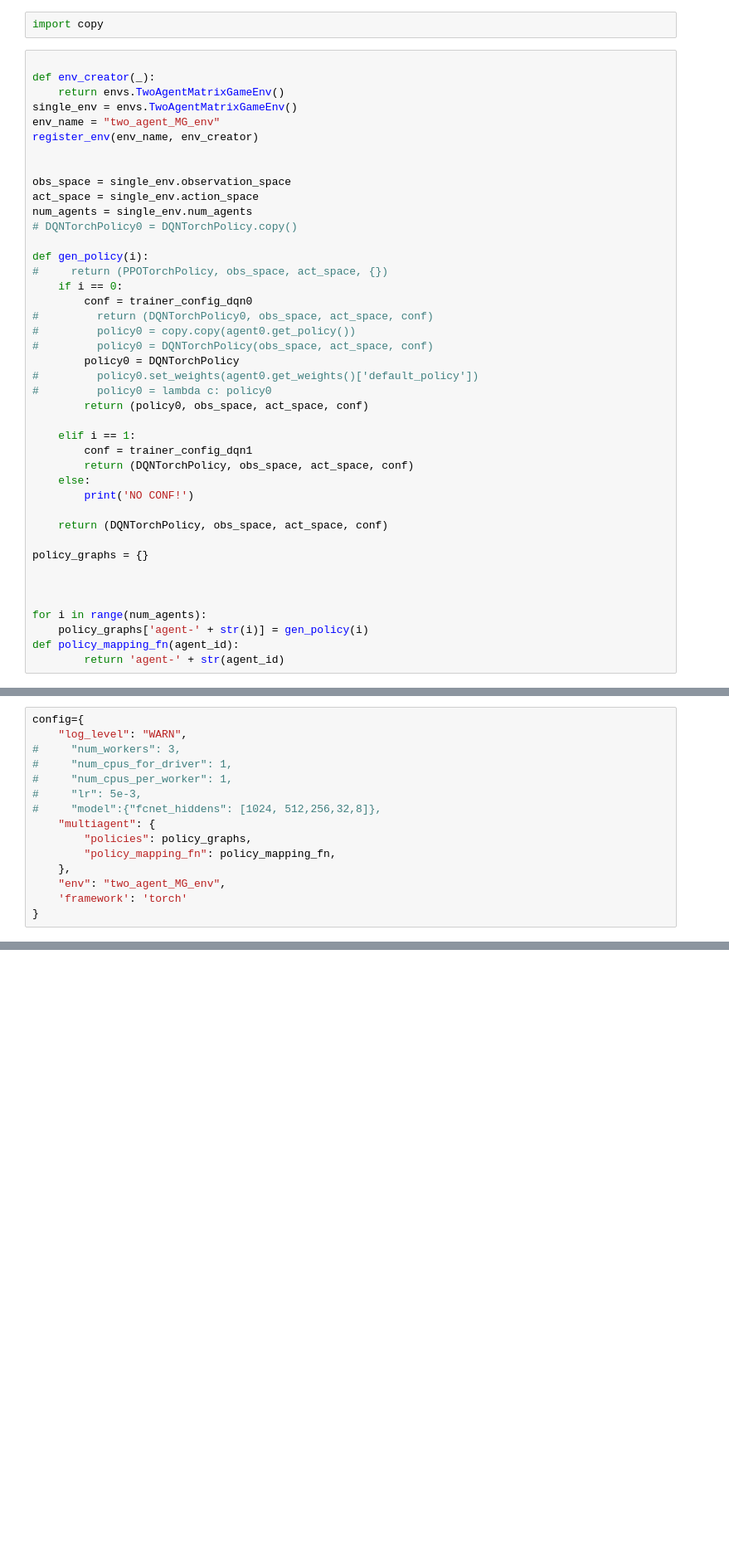
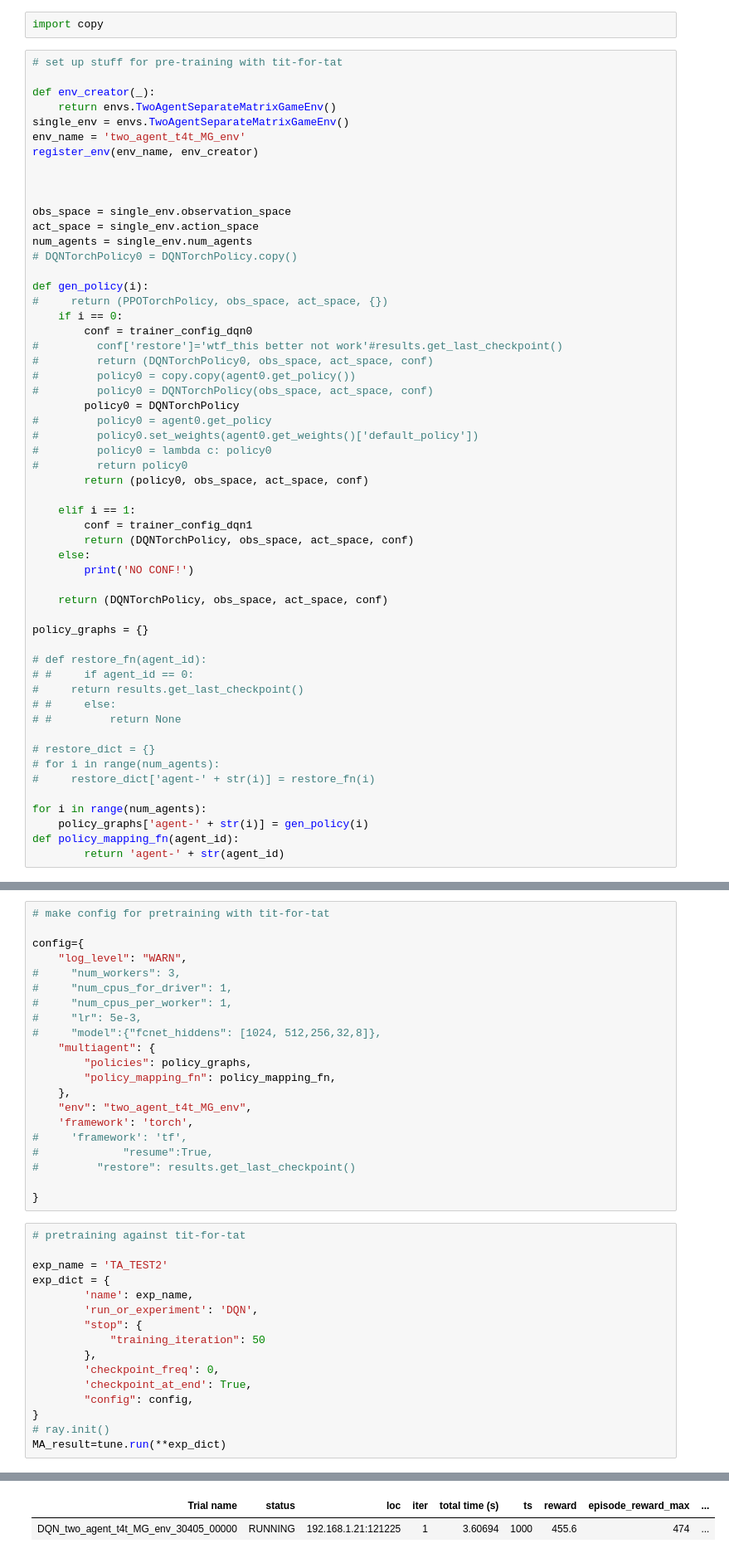
Before and after one commit to peterbarnettnz/rl-ipd, a Jupyter notebook: multiagent_training1.ipynb, the cells around one changed output, grey strips where cells are left out. Shown: that part at 83% size. Saved outputs shown, nothing was run; the diff lists cells and outputs as text; blank space fills up the shorter version.

Commit message:
adding multiagent stuff

```diff
--- a/multiagent_training1.ipynb
+++ b/multiagent_training1.ipynb
@@ -139,12 +166,14 @@ trainer_config_dqn1['framework'] = 'torch'
 # %%
 import copy
 # %%
+# set up stuff for pre-training with tit-for-tat
 
 def env_creator(_):
-    return envs.TwoAgentMatrixGameEnv()
-single_env = envs.TwoAgentMatrixGameEnv()
-env_name = "two_agent_MG_env"
+    return envs.TwoAgentSeparateMatrixGameEnv()
+single_env = envs.TwoAgentSeparateMatrixGameEnv()
+env_name = 'two_agent_t4t_MG_env'
 register_env(env_name, env_creator)
+
 
 
 obs_space = single_env.observation_space
@@ -156,12 +185,15 @@ def gen_policy(i):
 #     return (PPOTorchPolicy, obs_space, act_space, {})
     if i == 0:
         conf = trainer_config_dqn0
+#         conf['restore']='wtf_this better not work'#results.get_last_checkpoint()
 #         return (DQNTorchPolicy0, obs_space, act_space, conf)
 #         policy0 = copy.copy(agent0.get_policy())
 #         policy0 = DQNTorchPolicy(obs_space, act_space, conf)
         policy0 = DQNTorchPolicy
+#         policy0 = agent0.get_policy
 #         policy0.set_weights(agent0.get_weights()['default_policy'])
 #         policy0 = lambda c: policy0
+#         return policy0
         return (policy0, obs_space, act_space, conf)
 
     elif i == 1:
@@ -174,7 +206,15 @@ def gen_policy(i):
 
 policy_graphs = {}
 
+# def restore_fn(agent_id):
+# #     if agent_id == 0:
+#     return results.get_last_checkpoint()
+# #     else:
+# #         return None
 
+# restore_dict = {}
+# for i in range(num_agents):
+#     restore_dict['agent-' + str(i)] = restore_fn(i)
 
 for i in range(num_agents):
     policy_graphs['agent-' + str(i)] = gen_policy(i)
@@ -215,4 +223,6 @@ policy_graphs['agent-0']
 # %%
+# make config for pretraining with tit-for-tat
+
 config={
     "log_level": "WARN",
 #     "num_workers": 3,
@@ -224,6 +234,27 @@ config={
         "policies": policy_graphs,
         "policy_mapping_fn": policy_mapping_fn,
     },
-    "env": "two_agent_MG_env",
-    'framework': 'torch'
+    "env": "two_agent_t4t_MG_env",
+    'framework': 'torch',
+#     'framework': 'tf',
+#             "resume":True,
+#         "restore": results.get_last_checkpoint()
+
 }
+# %%
+# pretraining against tit-for-tat
+
+exp_name = 'TA_TEST2'
+exp_dict = {
+        'name': exp_name,
+        'run_or_experiment': 'DQN',
+        "stop": {
+            "training_iteration": 50
+        },
+        'checkpoint_freq': 0,
+        'checkpoint_at_end': True,
+        "config": config,
+}
+# ray.init()
+MA_result=tune.run(**exp_dict)
+# %% [output]
@@ -229,0 +292,2 @@ config={
+| Trial name | status | loc | iter | total time (s) | ts | reward | episode_reward_max | ... |
+| DQN_two_agent_t4t_MG_env_30405_00000 | RUNNING | 192.168.1.21:121225 | 1 | 3.60694 | 1000 | 455.6 | 474 | ... |
```
Also changed, not shown: parts of 21 cells of this notebook, 1 other file.
